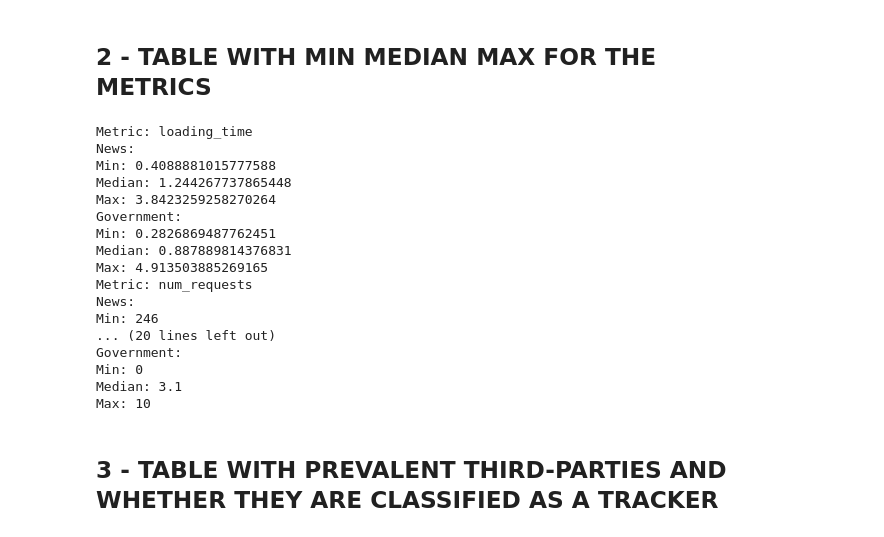
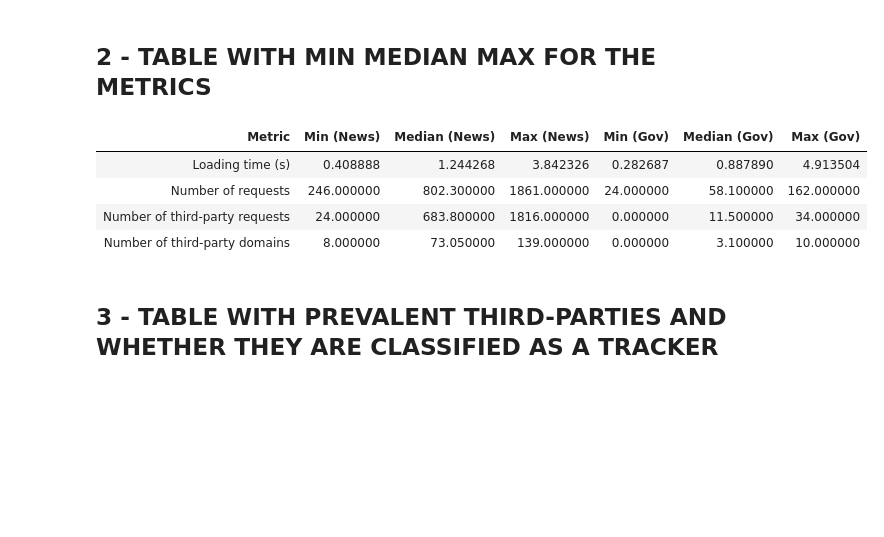
Before and after one commit to jeka-e/WebCrawler, a Jupyter notebook: analysis/analysis.ipynb, the cells around one changed output. Saved outputs shown, nothing was run; the diff lists cells and outputs as text; code cells hidden in the pictures; blank space fills up the shorter version.

```diff
--- a/analysis/analysis.ipynb
+++ b/analysis/analysis.ipynb
@@ -374,43 +371,32 @@ create_boxplot([distinct_third_parties_count_per_site_gov, distinct_third_partie
 ## 2 - TABLE WITH MIN MEDIAN MAX FOR THE METRICS
 # %%
 metrics = {
-    "loading_time": [times_gov_list, times_news_list],
-    "num_requests": [num_requests_gov, num_requests_news],
-    "num_third_party_requests": [num_third_party_requests_gov, num_third_party_requests_news],
-    "num_third_party_domains": [distinct_third_parties_count_per_site_gov, distinct_third_parties_count_per_site_news]
-    }
+    "Loading time (s)": [times_gov_list, times_news_list],
+    "Number of requests": [num_requests_gov, num_requests_news],
+    "Number of third-party requests": [num_third_party_requests_gov, num_third_party_requests_news],
+    "Number of third-party domains": [distinct_third_parties_count_per_site_gov, distinct_third_parties_count_per_site_news]
+}
 
+rows = []
 for metric, values in metrics.items():
-    print(f"Metric: {metric}")
-    print('News:')
-    print(f"Min: {min(values[1])}")
-    print(f"Median: {sum(values[1]) / len(values[1])}")
-    print(f"Max: {max(values[1])}")
-    print('Government:')
-    print(f"Min: {min(values[0])}")
-    print(f"Median: {sum(values[0]) / len(values[0])}")
-    print(f"Max: {max(values[0])}")
+    rows.append({
+        "Metric": metric,
+        "Min (News)": min(values[1]),
+        "Median (News)": sum(values[1]) / len(values[1]),
+        "Max (News)": max(values[1]),
+        "Min (Gov)": min(values[0]),
+        "Median (Gov)": sum(values[0]) / len(values[0]),
+        "Max (Gov)": max(values[0])
+    })
 
-
-    # TODO PLEASE MAKE A TABLE IN CODE AS WELL!!!
+df = pd.DataFrame(rows)
+display(df.style.hide(axis='index'))
 # %% [output]
-Metric: loading_time
-News:
-Min: 0.4088881015777588
-Median: 1.244267737865448
-Max: 3.8423259258270264
-Government:
-Min: 0.2826869487762451
-Median: 0.887889814376831
-Max: 4.913503885269165
-Metric: num_requests
-News:
-Min: 246
-... (20 lines left out)
-Government:
-Min: 0
-Median: 3.1
-Max: 10
+| Metric | Min (News) | Median (News) | Max (News) | Min (Gov) | Median (Gov) | Max (Gov) |
+| Loading time (s) | 0.408888 | 1.244268 | 3.842326 | 0.282687 | 0.887890 | 4.913504 |
+| Number of requests | 246.000000 | 802.300000 | 1861.000000 | 24.000000 | 58.100000 | 162.000000 |
+| Number of third-party requests | 24.000000 | 683.800000 | 1816.000000 | 0.000000 | 11.500000 | 34.000000 |
+| Number of third-party domains | 8.000000 | 73.050000 | 139.000000 | 0.000000 | 3.100000 | 10.000000 |
 # %% [markdown]
 ## 3 - TABLE WITH PREVALENT THIRD-PARTIES AND WHETHER THEY ARE CLASSIFIED AS A TRACKER
 # %%
```
Also changed, not shown: parts of 7 cells of this notebook.
